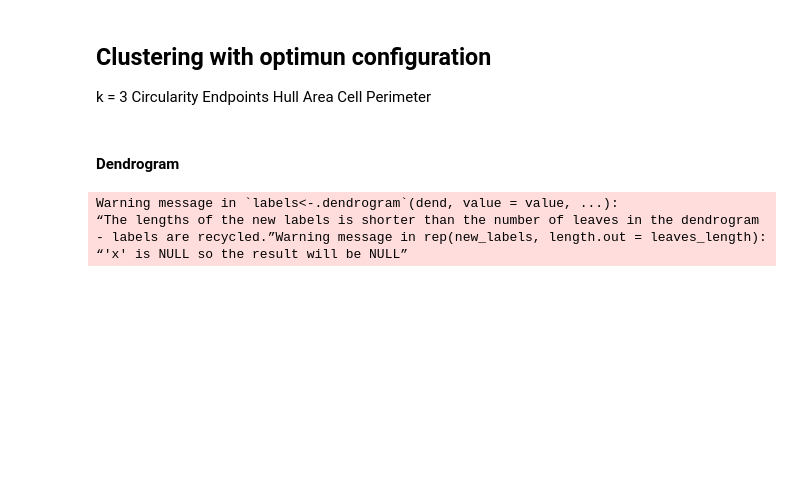
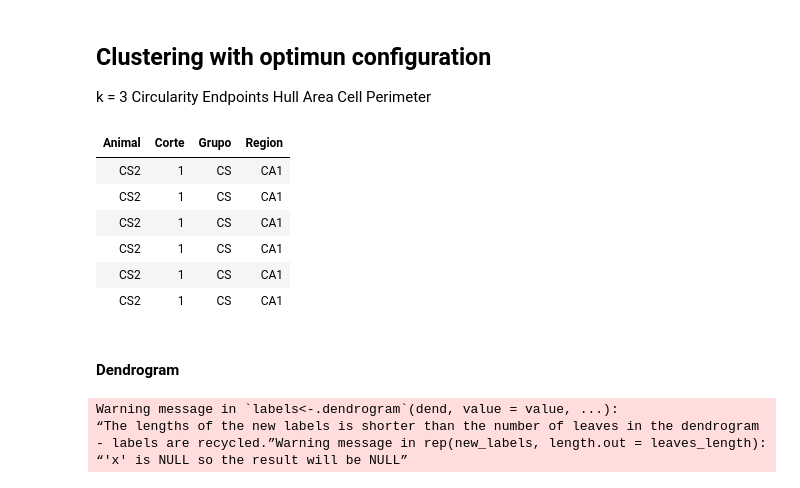
Before and after one commit to caio-isaias/laser-anoxia, a Jupyter notebook: microglia-morphology/data-processing/unsupervised-ml-analysis/_h/pca-and-hc.ipynb, the cells around one changed output. Drawn from its saved outputs; the diff is of its cells as text; code cells hidden in the pictures; blank space fills up the shorter version.

```diff
--- a/microglia-morphology/data-processing/unsupervised-ml-analysis/_h/pca-and-hc.ipynb
+++ b/microglia-morphology/data-processing/unsupervised-ml-analysis/_h/pca-and-hc.ipynb
@@ -74,3 +74,13 @@ pca.x    <- pca.data$x[,1:2]
 # clustering
 clust.data <- hclust(dist(pca.x,method = "euclidian"), method = "ward.D2")
 clust.id   <- as.factor(cutree(clust.data,k=3))
+# %%
+head(data[,1:4])
+# %% [output]
+| Animal | Corte | Grupo | Region |
+| CS2 | 1 | CS | CA1 |
+| CS2 | 1 | CS | CA1 |
+| CS2 | 1 | CS | CA1 |
+| CS2 | 1 | CS | CA1 |
+| CS2 | 1 | CS | CA1 |
+| CS2 | 1 | CS | CA1 |
```
Also changed, not shown: parts of 4 cells of this notebook, 4 other files.
